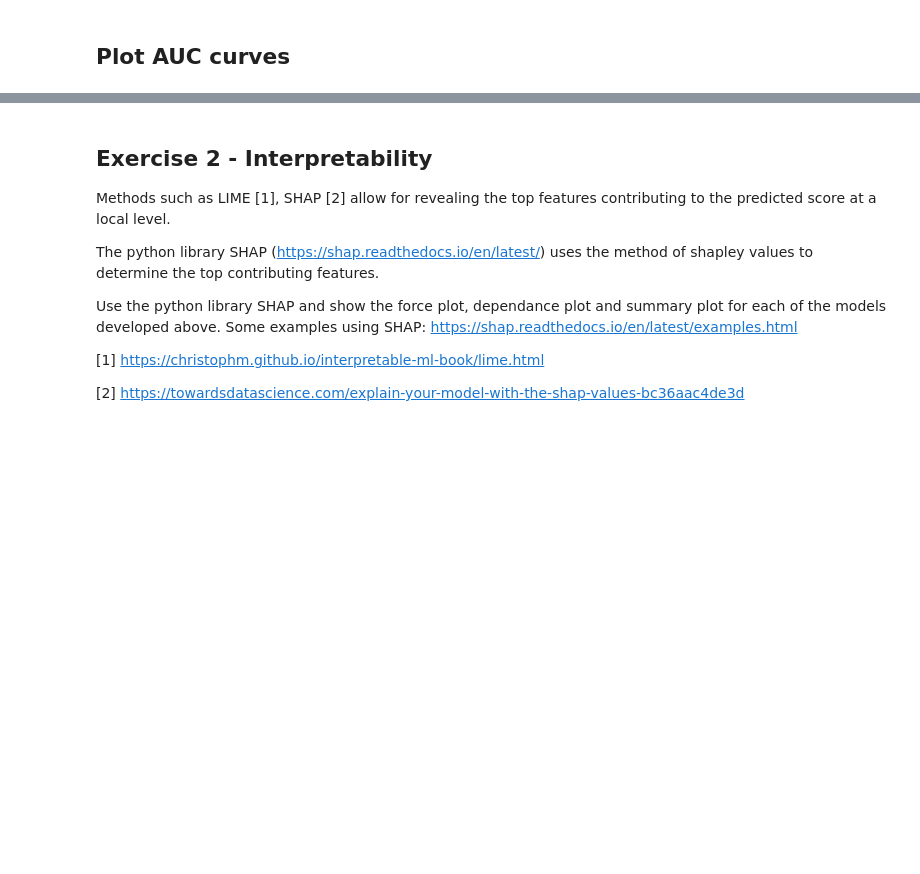
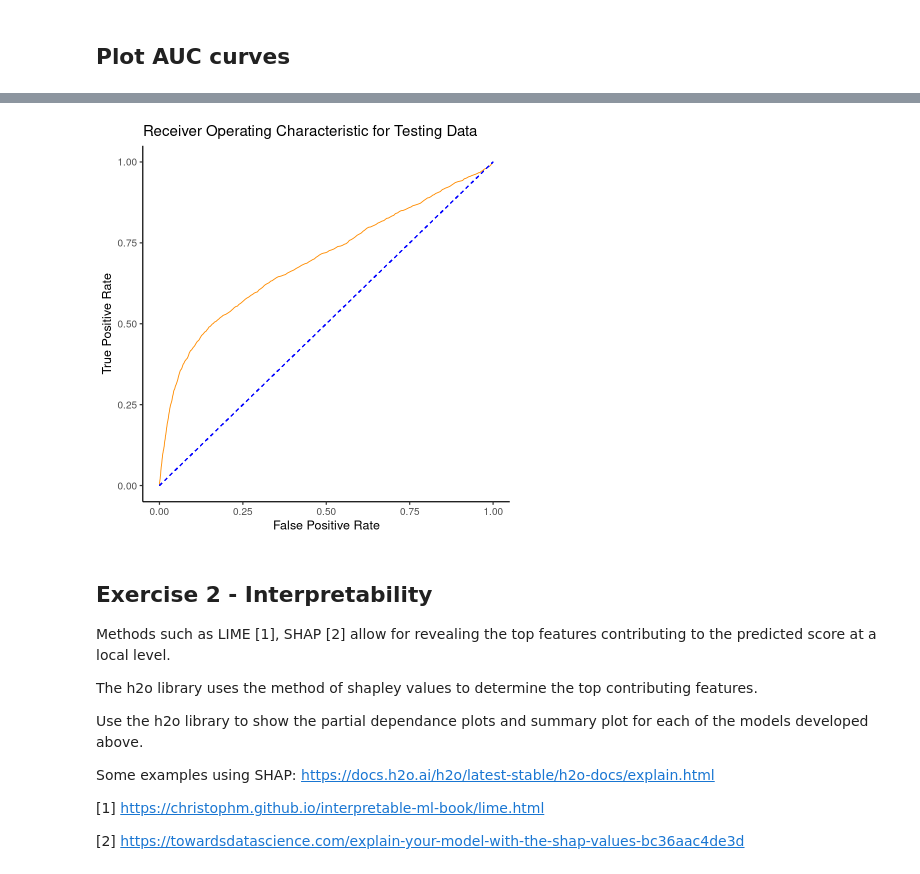
Before and after one commit to aboussina/med264, a Jupyter notebook: sepsisPredictionR_v1.ipynb, the cells around one changed output, grey strips where cells are left out. Saved outputs shown, nothing was run; the diff lists cells and outputs as text; code cells hidden in the pictures; blank space fills up the shorter version.

```diff
--- a/sepsisPredictionR_v1.ipynb
+++ b/sepsisPredictionR_v1.ipynb
@@ -117,12 +165,29 @@ also installing the dependencies ‘V8’, ‘rstan’, ‘shinystan’
+# %%
+# Test
+test_perf@metrics$thresholds_and_metric_scores %>%
+    ggplot(aes(x = fpr, y = tpr)) +
+    geom_line(color='darkorange') +
+    geom_segment(
+        linetype = 'dashed',
+        color = 'blue',
+        aes(x = 0, y = 0, xend = 1, yend = 1)
+    ) +
+    ggtitle("Receiver Operating Characteristic for Testing Data") +
+    xlab("False Positive Rate") +
+    ylab("True Positive Rate") +
+    theme_classic(base_size = 15)
+# %% [output]
+[figure, added]
 # %% [markdown]
 ## Exercise 2 - Interpretability
 
 Methods such as LIME [1], SHAP [2] allow for revealing the top features contributing to the predicted score at a local level.
 
-The python library SHAP (https://shap.readthedocs.io/en/latest/) uses the method of shapley values to determine the top contributing features.
+The h2o library uses the method of shapley values to determine the top contributing features.
 
-Use the python library SHAP and show the force plot, dependance plot and summary plot for each of the models developed above.
-Some examples using SHAP: https://shap.readthedocs.io/en/latest/examples.html
+Use the h2o library to show the partial dependance plots and summary plot for each of the models developed above.
+
+Some examples using SHAP: https://docs.h2o.ai/h2o/latest-stable/h2o-docs/explain.html
 
 [1] https://christophm.github.io/interpretable-ml-book/lime.html
 
```
Also changed, not shown: parts of 10 cells of this notebook.
